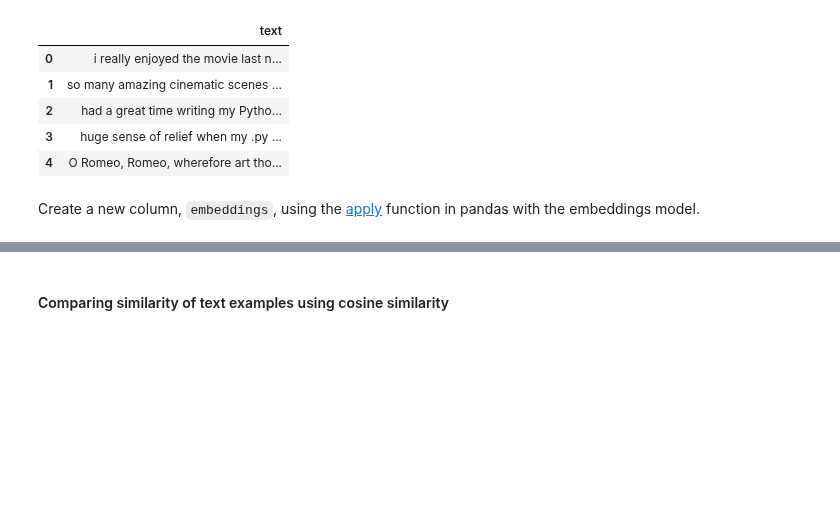
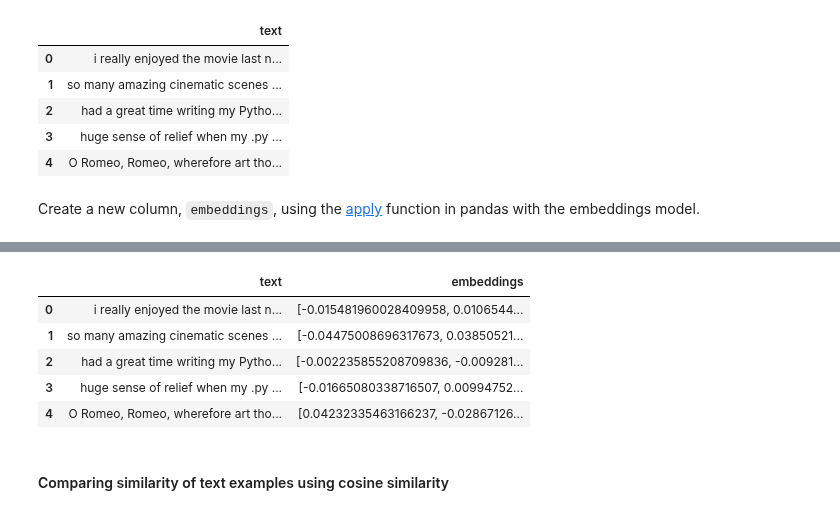
Before and after one commit to MengOonLee/Google_cloud, a Jupyter notebook: GenerativeAI/intro_palm_api.ipynb, the cells around one changed output, grey strips where cells are left out. Saved outputs shown, nothing was run; the diff lists cells and outputs as text; code cells hidden in the pictures; blank space fills up the shorter version.

```diff
--- a/GenerativeAI/intro_palm_api.ipynb
+++ b/GenerativeAI/intro_palm_api.ipynb
@@ -629,8 +666,3 @@ df
 | 4 | O Romeo, Romeo, wherefore art tho... |
 # %% [markdown]
 Create a new column, `embeddings`, using the [apply](https://pandas.pydata.org/docs/reference/api/pandas.DataFrame.apply.html) function in pandas with the embeddings model.
-# %%
-df["embeddings"] = [
-    emb.values for emb in embedding_model.get_embeddings(df.text.values)
-]
-df
@@ -644,3 +678,15 @@ df
+# %%
+df["embeddings"] = df.apply(
+    lambda x: embedding_model.get_embeddings([x.text])[0].values, axis=1
+)
+df
+# %% [output]
+|  | text | embeddings |
+| 0 | i really enjoyed the movie last n... | [-0.015481960028409958, 0.0106544... |
+| 1 | so many amazing cinematic scenes ... | [-0.04475008696317673, 0.03850521... |
+| 2 | had a great time writing my Pytho... | [-0.002235855208709836, -0.009281... |
+| 3 | huge sense of relief when my .py ... | [-0.01665080338716507, 0.00994752... |
+| 4 | O Romeo, Romeo, wherefore art tho... | [0.04232335463166237, -0.02867126... |
 # %% [markdown]
 #### Comparing similarity of text examples using cosine similarity
 # %% [markdown]
```
Also changed, not shown: parts of 59 cells of this notebook, 2 other files.
